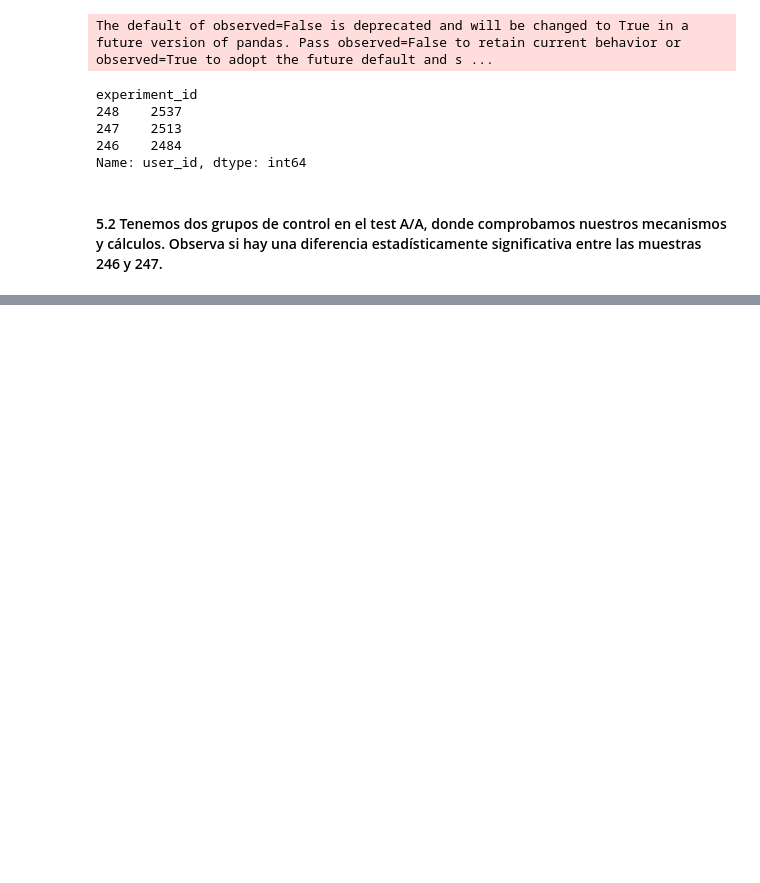
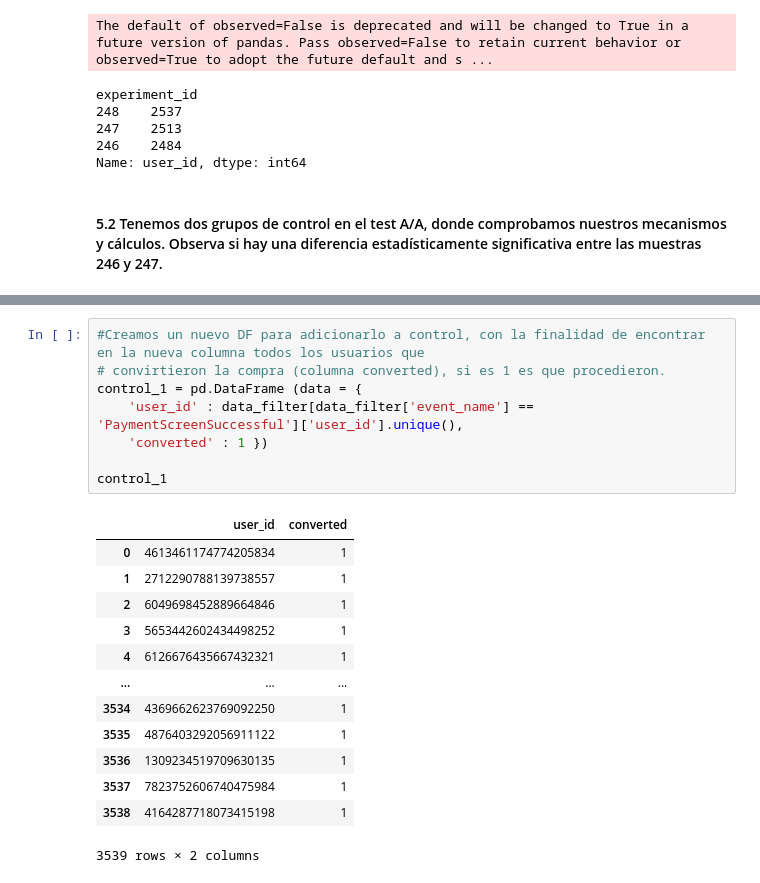
Before and after one commit to alfredo-ormenog/PROYECTO_11_TT_ANALISIS-DE-EVENTOS, a Jupyter notebook: proyect_11.ipynb, the cells around one changed output, grey strips where cells are left out. Cells and saved outputs as stored; diff of their text form; blank space fills up the shorter version.

```diff
--- a/proyect_11.ipynb
+++ b/proyect_11.ipynb
@@ -427,0 +447,22 @@ Name: user_id, dtype: int64
+# %%
+#Creamos un nuevo DF para adicionarlo a control, con la finalidad de encontrar en la nueva columna todos los usuarios que
+# convirtieron la compra (columna converted), si es 1 es que procedieron.
+control_1 = pd.DataFrame (data = {
+    'user_id' : data_filter[data_filter['event_name'] == 'PaymentScreenSuccessful']['user_id'].unique(),
+    'converted' : 1 })
+
+control_1
+# %% [output]
+|  | user_id | converted |
+| 0 | 4613461174774205834 | 1 |
+| 1 | 2712290788139738557 | 1 |
+| 2 | 6049698452889664846 | 1 |
+| 3 | 5653442602434498252 | 1 |
+| 4 | 6126676435667432321 | 1 |
+| ... | ... | ... |
+| 3534 | 4369662623769092250 | 1 |
+| 3535 | 4876403292056911122 | 1 |
+| 3536 | 1309234519709630135 | 1 |
+| 3537 | 7823752606740475984 | 1 |
+| 3538 | 4164287718073415198 | 1 |
+3539 rows × 2 columns
```
Also changed, not shown: parts of 32 cells of this notebook.
